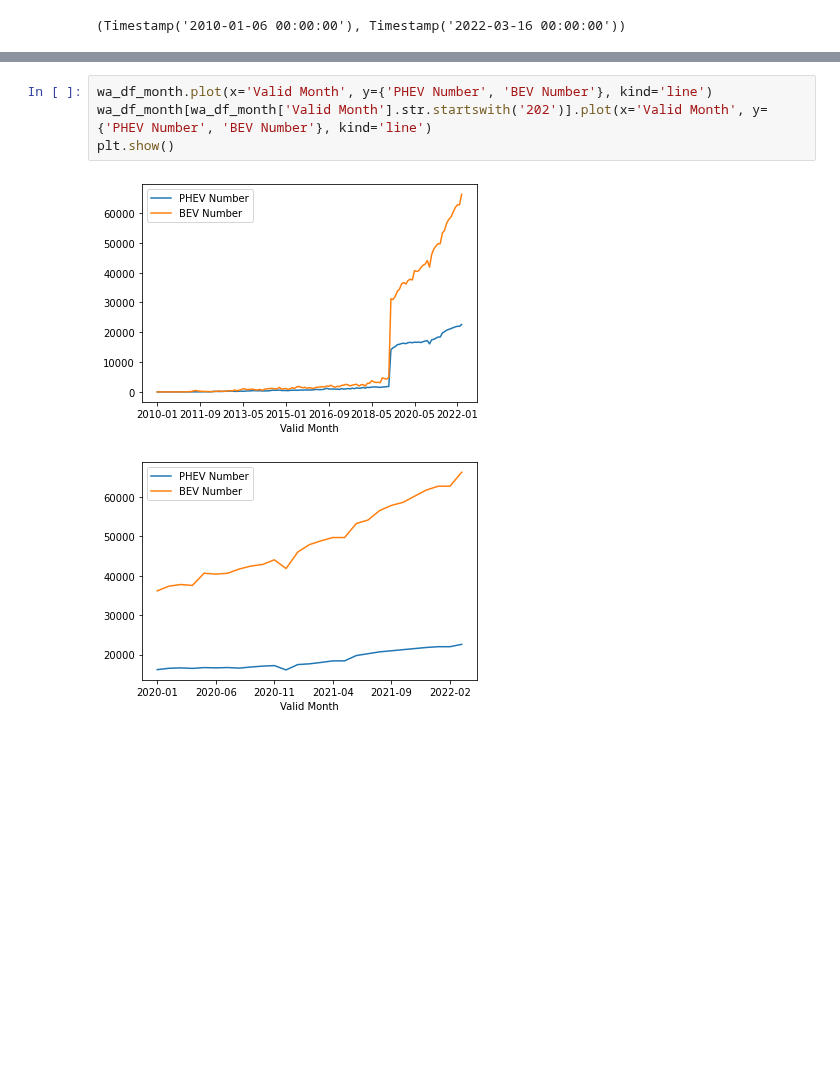
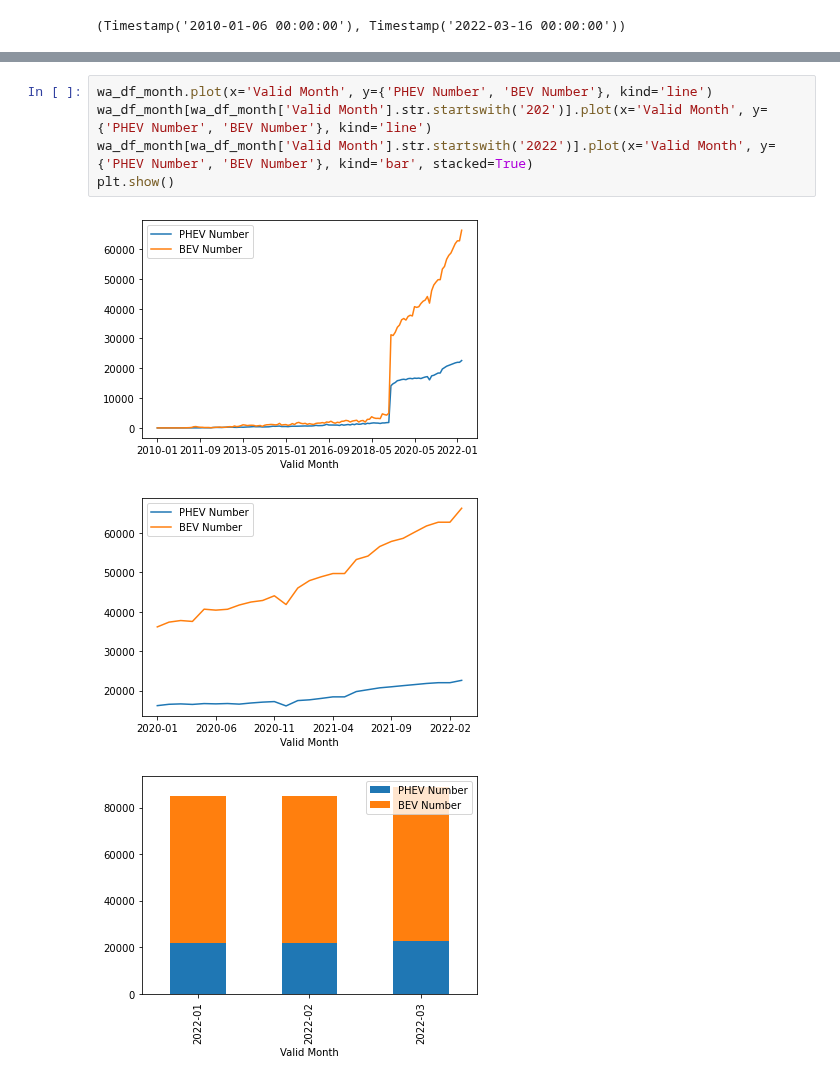
Before and after one commit to MarcccHuuu/2022Spring_Finals_EV, a Jupyter notebook: time-trend-report.ipynb, the cells around one changed output, grey strips where cells are left out. Drawn from its saved outputs; the diff is of its cells as text; blank space fills up the shorter version.

```diff
--- a/time-trend-report.ipynb
+++ b/time-trend-report.ipynb
@@ -78,10 +80,12 @@ print(wa_df_month)
 # %%
 wa_df_month.plot(x='Valid Month', y={'PHEV Number', 'BEV Number'}, kind='line')
 wa_df_month[wa_df_month['Valid Month'].str.startswith('202')].plot(x='Valid Month', y={'PHEV Number', 'BEV Number'}, kind='line')
+wa_df_month[wa_df_month['Valid Month'].str.startswith('2022')].plot(x='Valid Month', y={'PHEV Number', 'BEV Number'}, kind='bar', stacked=True)
 plt.show()
 # %% [output]
 [figure]
 [figure]
+[figure, added]
 # %%
 # draw multiple car quarterly data
 def draw_vehicle_quarterly_data(car_list: [], min_amount=0):
```
Also changed, not shown: parts of 2 cells of this notebook.
